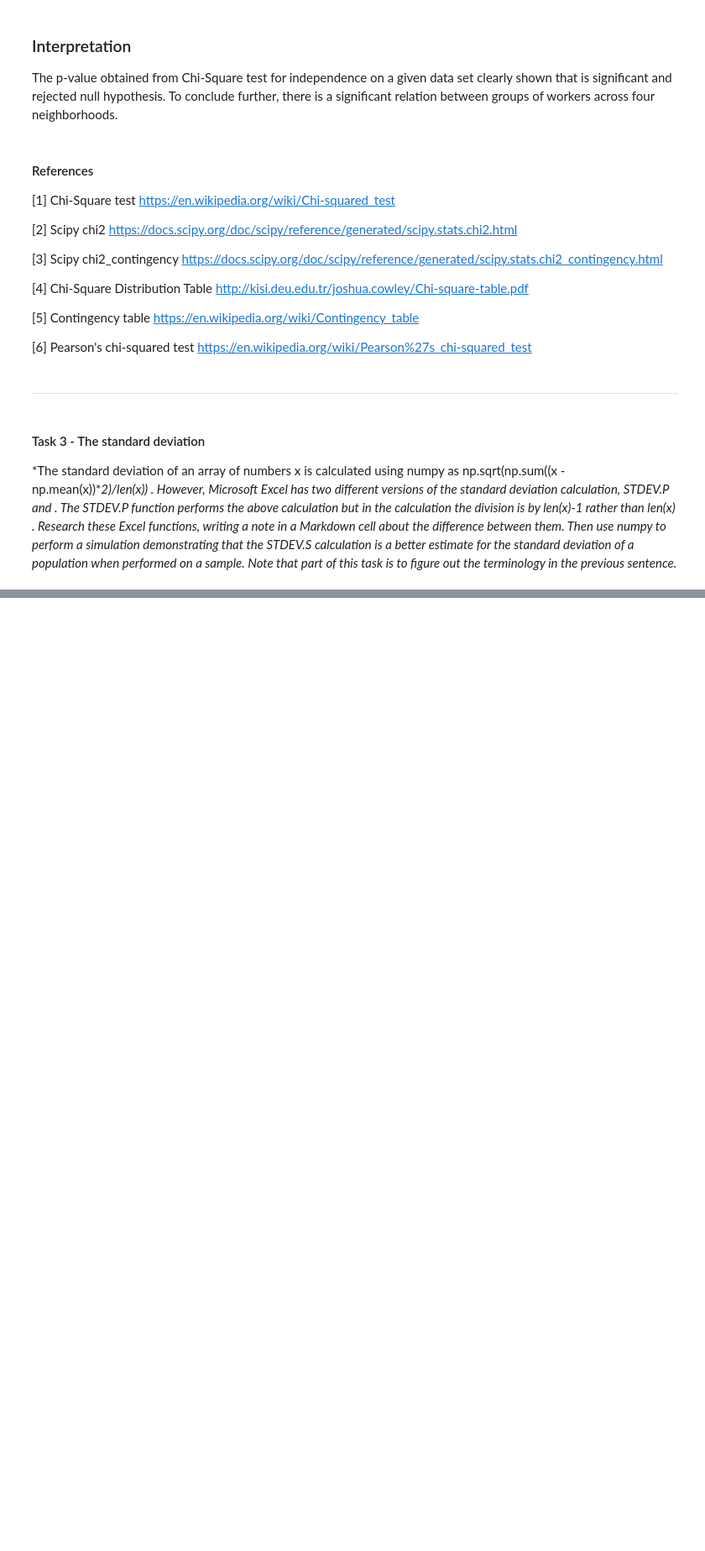
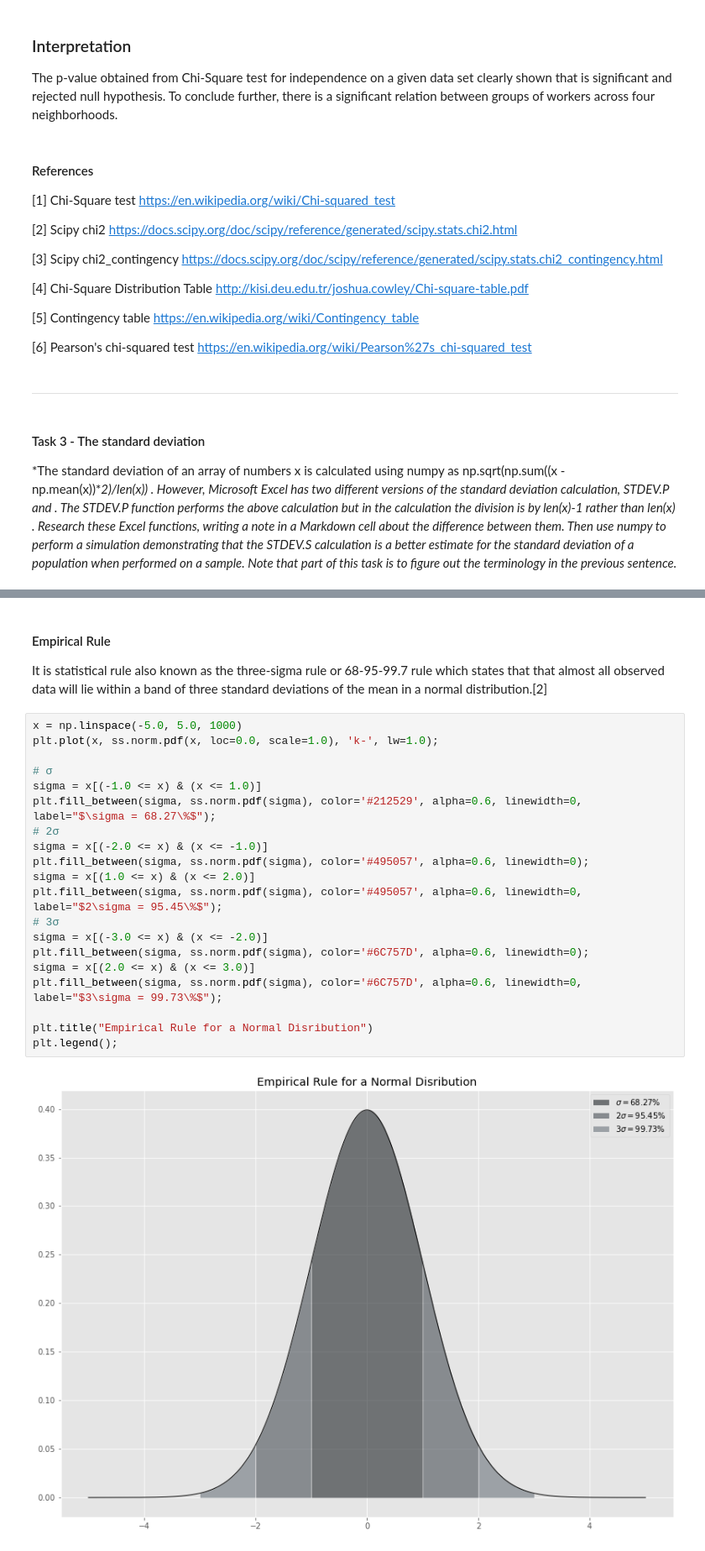
Before and after one commit to mizydorek/Machine-Learning-Tasks-2020, a Jupyter notebook: tasks.ipynb, the cells around one changed output, grey strips where cells are left out. Shown at 84% size. Saved outputs shown, nothing was run; the diff lists cells and outputs as text; blank space fills up the shorter version.

```diff
--- a/tasks.ipynb
+++ b/tasks.ipynb
@@ -266,0 +299,25 @@ where: $ x_i $ = value of the $i^{th}$ point in the data set, $\overline x$ = th
+# %% [markdown]
+#### Empirical Rule
+It is statistical rule also known as the three-sigma rule or 68-95-99.7 rule which states that that almost all observed data will lie within a band of three standard deviations of the mean in a normal distribution.[2]
+# %%
+x = np.linspace(-5.0, 5.0, 1000)
+plt.plot(x, ss.norm.pdf(x, loc=0.0, scale=1.0), 'k-', lw=1.0);
+
+# σ
+sigma = x[(-1.0 <= x) & (x <= 1.0)]
+plt.fill_between(sigma, ss.norm.pdf(sigma), color='#212529', alpha=0.6, linewidth=0, label="$\sigma = 68.27\%$");
+# 2σ
+sigma = x[(-2.0 <= x) & (x <= -1.0)]
+plt.fill_between(sigma, ss.norm.pdf(sigma), color='#495057', alpha=0.6, linewidth=0);
+sigma = x[(1.0 <= x) & (x <= 2.0)]
+plt.fill_between(sigma, ss.norm.pdf(sigma), color='#495057', alpha=0.6, linewidth=0, label="$2\sigma = 95.45\%$");
+# 3σ
+sigma = x[(-3.0 <= x) & (x <= -2.0)]
+plt.fill_between(sigma, ss.norm.pdf(sigma), color='#6C757D', alpha=0.6, linewidth=0);
+sigma = x[(2.0 <= x) & (x <= 3.0)]
+plt.fill_between(sigma, ss.norm.pdf(sigma), color='#6C757D', alpha=0.6, linewidth=0, label="$3\sigma = 99.73\%$");
+
+plt.title("Empirical Rule for a Normal Disribution")
+plt.legend();
+# %% [output]
+[figure, added]
```
Also changed, not shown: parts of 13 cells of this notebook.
